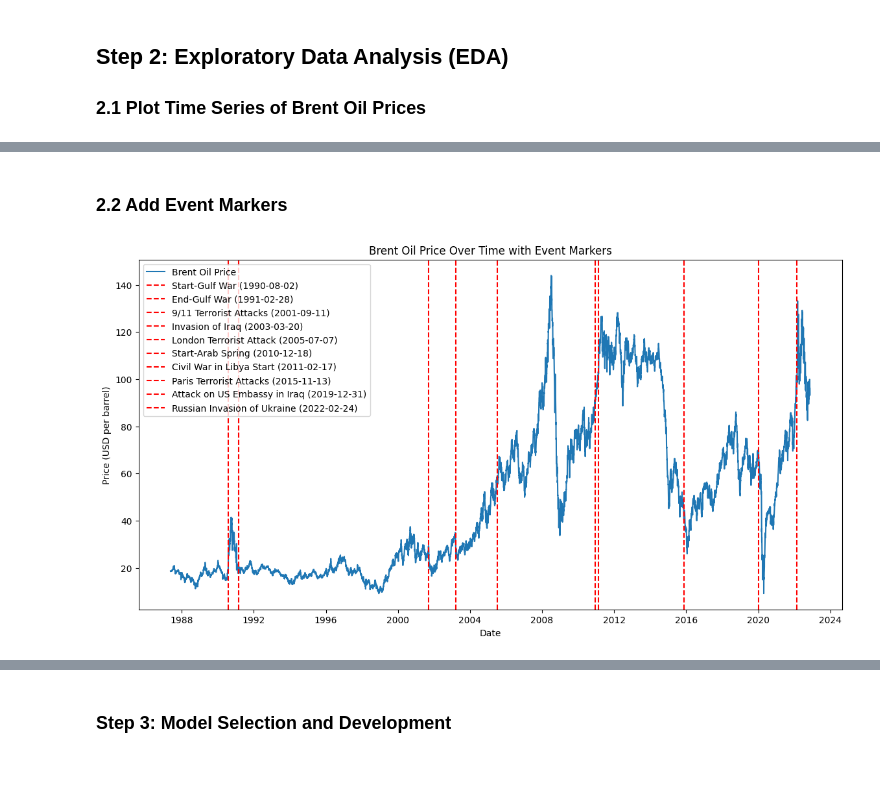
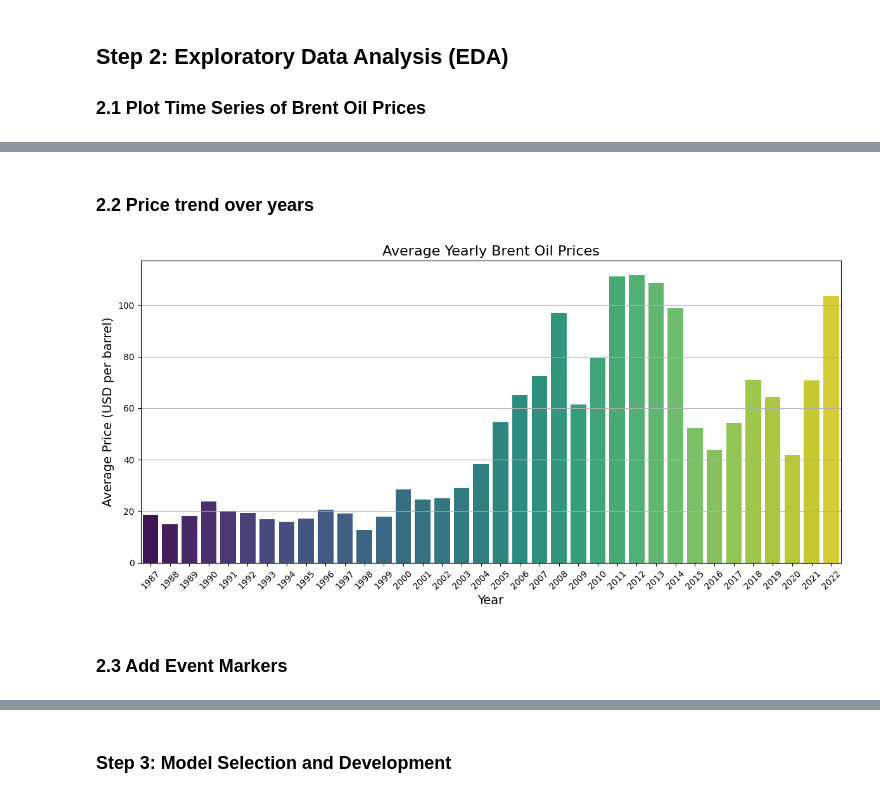
Before and after one commit to ClintonBeyene/BrentOilPrice-EventAnalysis, a Jupyter notebook: notebooks/01-EDA.ipynb, the cells around one changed output, grey strips where cells are left out. Drawn from its saved outputs; the diff is of its cells as text; code cells hidden in the pictures; blank space fills up the shorter version.

```diff
--- a/notebooks/01-EDA.ipynb
+++ b/notebooks/01-EDA.ipynb
@@ -180,28 +104,9 @@ plt.show()
+# %% [markdown]
+### 2.2 Price trend over years
+# %%
+# Plot yearly average prices using seaborn
+visualizer.plot_yearly_average()
+# %% [output]
+[figure, added]
 # %% [markdown]
-### 2.2 Add Event Markers
+### 2.3 Add Event Markers
-# %%
-# Example: Marking significant political events
-significant_events = {
-    '1990-08-02': 'Start-Gulf War',
-    '1991-02-28': 'End-Gulf War',
-    '2001-09-11': '9/11 Terrorist Attacks',
-    '2003-03-20': 'Invasion of Iraq',
-    '2005-07-07': 'London Terrorist Attack',
-    '2010-12-18': 'Start-Arab Spring',
-    '2011-02-17': 'Civil War in Libya Start',
-    '2015-11-13': 'Paris Terrorist Attacks',
-    '2019-12-31': 'Attack on US Embassy in Iraq',
-    '2022-02-24': 'Russian Invasion of Ukraine',
-}
-
-plt.figure(figsize=(14, 7))
-plt.plot(df['Price'], label='Brent Oil Price')
-for date, event in significant_events.items():
-    plt.axvline(pd.to_datetime(date), color='r', linestyle='--', label=f'{event} ({date})')
-plt.title('Brent Oil Price Over Time with Event Markers')
-plt.xlabel('Date')
-plt.ylabel('Price (USD per barrel)')
-plt.legend(loc='best')
-plt.show()
-# %% [output]
-[figure, removed]
```
Also changed, not shown: parts of 77 cells of this notebook, 2 other files.
